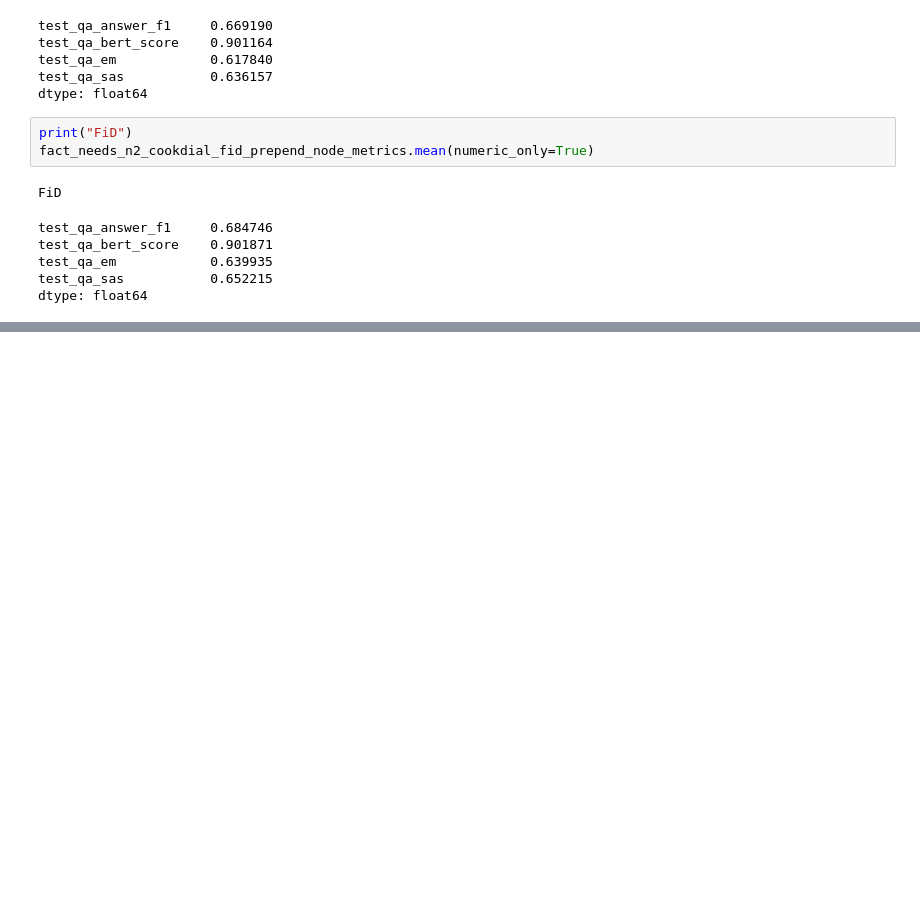
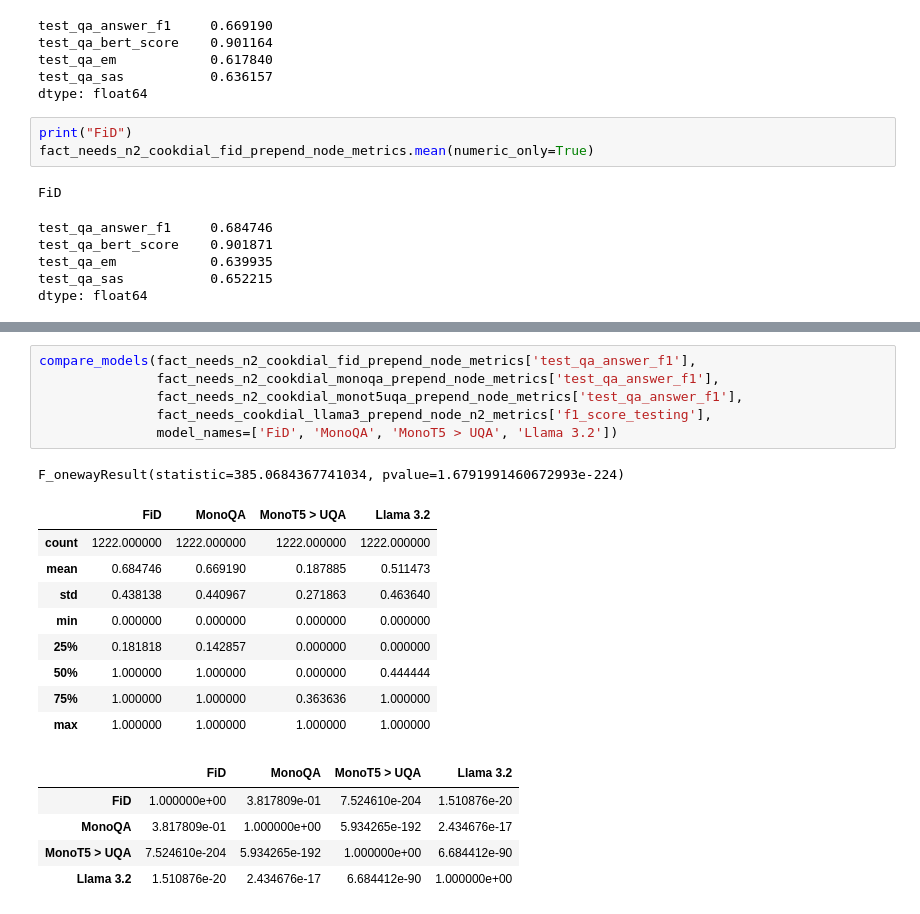
Before and after one commit to AlexFrummet/cooking-with-context, a Jupyter notebook: analyses/Metrics Evaluation.ipynb, the cells around one changed output, grey strips where cells are left out. Cells and saved outputs as stored; diff of their text form; blank space fills up the shorter version.

```diff
--- a/analyses/Metrics Evaluation.ipynb
+++ b/analyses/Metrics Evaluation.ipynb
@@ -3100,0 +3318,22 @@ dtype: float64
+# %%
+compare_models(fact_needs_n2_cookdial_fid_prepend_node_metrics['test_qa_answer_f1'],
+               fact_needs_n2_cookdial_monoqa_prepend_node_metrics['test_qa_answer_f1'],
+               fact_needs_n2_cookdial_monot5uqa_prepend_node_metrics['test_qa_answer_f1'],
+               fact_needs_cookdial_llama3_prepend_node_n2_metrics['f1_score_testing'],
+               model_names=['FiD', 'MonoQA', 'MonoT5 > UQA', 'Llama 3.2'])
+# %% [output]
+F_onewayResult(statistic=385.0684367741034, pvalue=1.6791991460672993e-224)
+|  | FiD | MonoQA | MonoT5 > UQA | Llama 3.2 |
+| count | 1222.000000 | 1222.000000 | 1222.000000 | 1222.000000 |
+| mean | 0.684746 | 0.669190 | 0.187885 | 0.511473 |
+| std | 0.438138 | 0.440967 | 0.271863 | 0.463640 |
+| min | 0.000000 | 0.000000 | 0.000000 | 0.000000 |
+| 25% | 0.181818 | 0.142857 | 0.000000 | 0.000000 |
+| 50% | 1.000000 | 1.000000 | 0.000000 | 0.444444 |
+| 75% | 1.000000 | 1.000000 | 0.363636 | 1.000000 |
+| max | 1.000000 | 1.000000 | 1.000000 | 1.000000 |
+|  | FiD | MonoQA | MonoT5 > UQA | Llama 3.2 |
+| FiD | 1.000000e+00 | 3.817809e-01 | 7.524610e-204 | 1.510876e-20 |
+| MonoQA | 3.817809e-01 | 1.000000e+00 | 5.934265e-192 | 2.434676e-17 |
+| MonoT5 > UQA | 7.524610e-204 | 5.934265e-192 | 1.000000e+00 | 6.684412e-90 |
+| Llama 3.2 | 1.510876e-20 | 2.434676e-17 | 6.684412e-90 | 1.000000e+00 |
```
Also changed, not shown: parts of 24 cells of this notebook, 2 other files.
